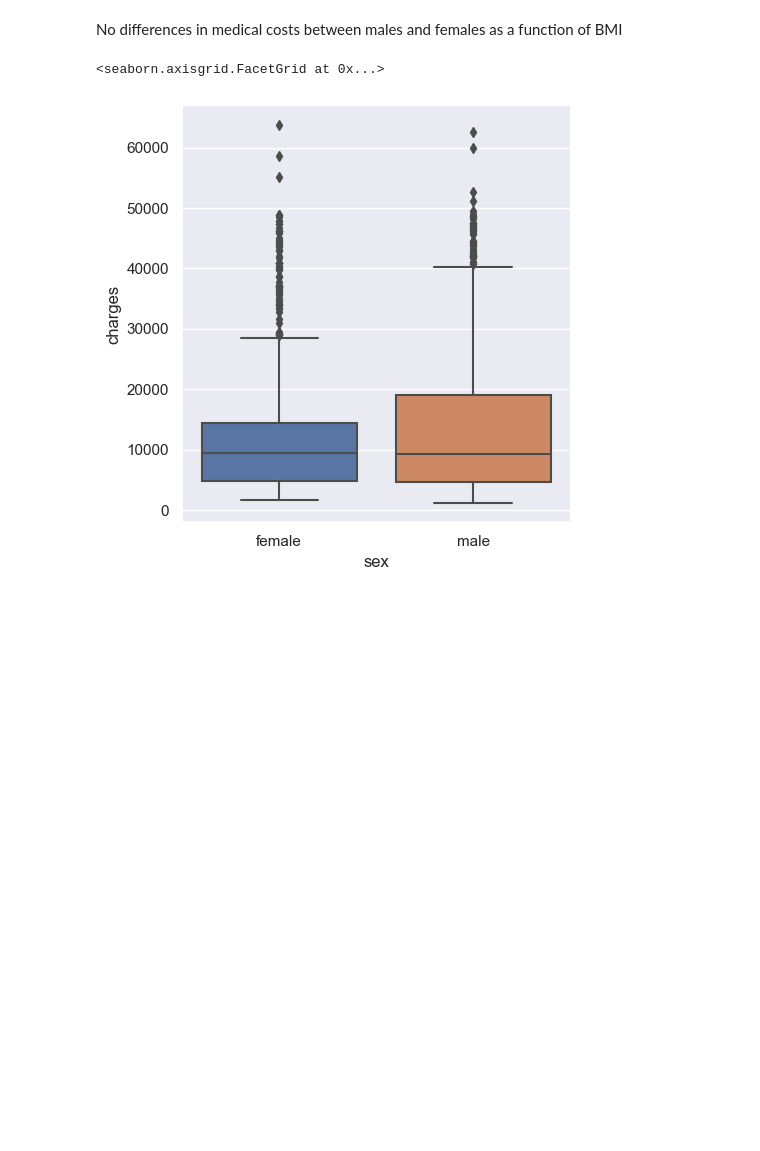
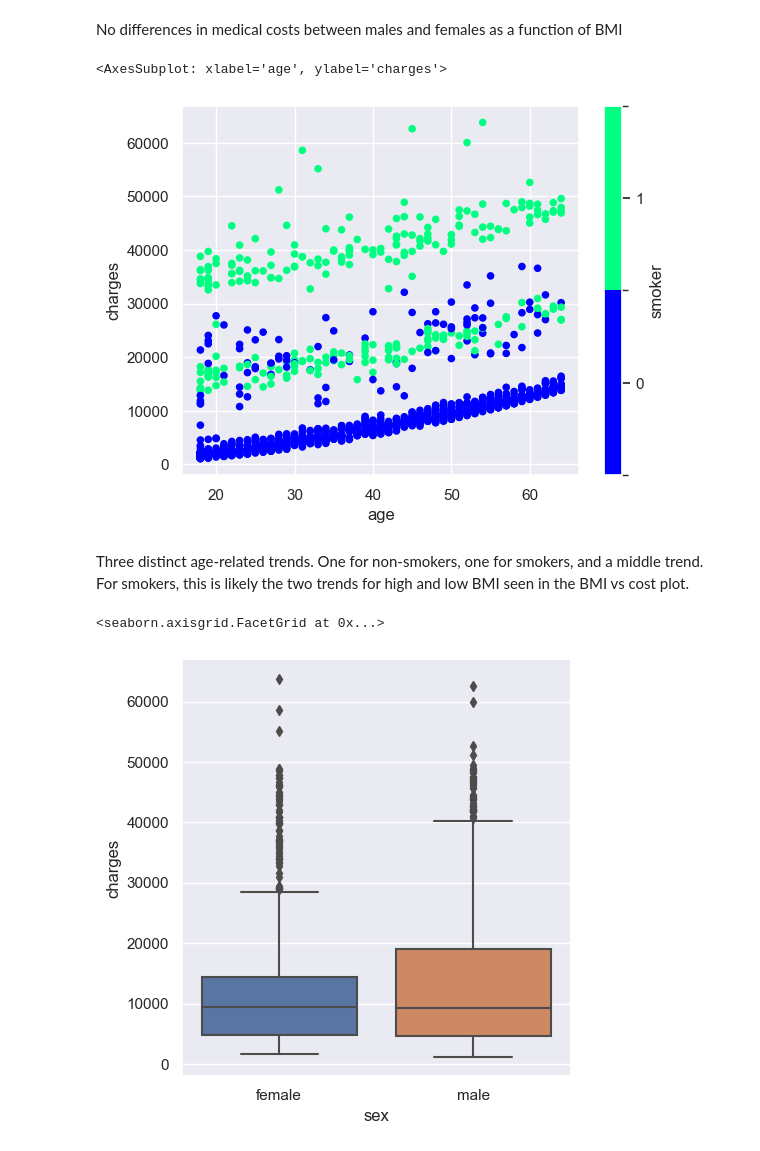
Before and after one commit to JeffRoth/US-medical-insurance-costs, a Jupyter notebook: us-medical-insurance-costs.ipynb, the cells around one changed output. Drawn from its saved outputs; the diff is of its cells as text; code cells hidden in the pictures; blank space fills up the shorter version.

```diff
--- a/us-medical-insurance-costs.ipynb
+++ b/us-medical-insurance-costs.ipynb
@@ -317,5 +319,12 @@ df2.plot.scatter(x='bmi', y='charges', c='sex', colormap='winter')
 # %% [markdown]
 No differences in medical costs between males and females as a function of BMI
+# %%
+df2.plot.scatter(x='age', y='charges', c='smoker', colormap='winter')
+# %% [output]
+<AxesSubplot: xlabel='age', ylabel='charges'>
+[figure, added]
+# %% [markdown]
+Three distinct age-related trends.  One for non-smokers, one for smokers, and a middle trend. For smokers, this is likely the two trends for high and low BMI seen in the BMI vs cost plot.
 # %%
 sns.catplot(data=df2, x='sex', y='charges', kind='box')
 # %% [output]
```
Also changed, not shown: parts of 20 cells of this notebook, 11 other files.
